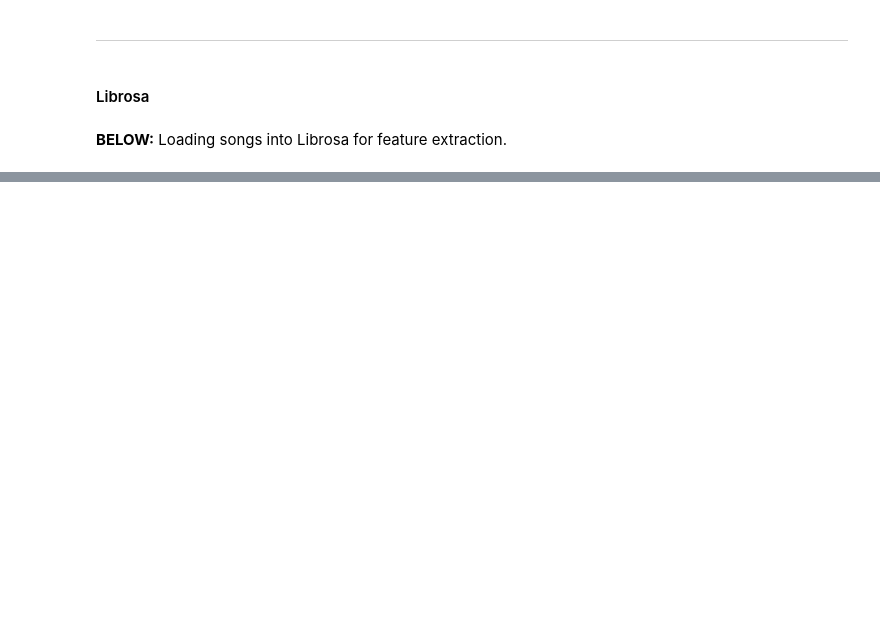
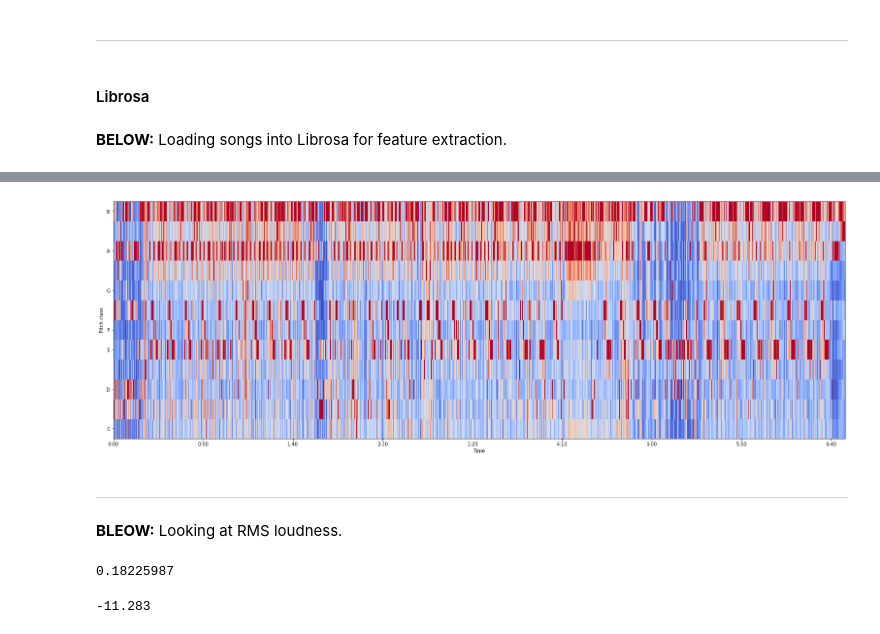
Before and after one commit to awzucker/capstone, a Jupyter notebook: code/02_feature_engineering_and_comparisons.ipynb, the cells around one changed output, grey strips where cells are left out. Saved outputs shown, nothing was run; the diff lists cells and outputs as text; code cells hidden in the pictures; blank space fills up the shorter version.

```diff
--- a/code/02_feature_engineering_and_comparisons.ipynb
+++ b/code/02_feature_engineering_and_comparisons.ipynb
@@ -208,0 +432,11 @@ tempo_joey
+# %%
+dua_chroma4 = lib.feature.chroma_cqt(dua_harmonic, sr=sr, hop_length=hop)
+# %%
+plt.figure(figsize=(27, 9))
+lib.display.specshow(dua_chroma4, x_axis='time', y_axis='chroma', hop_length=hop, cmap='coolwarm');
+# %% [output]
+[figure, added]
+# %% [markdown]
+---
+# %% [markdown]
+**BLEOW:** Looking at RMS loudness.
@@ -208,0 +445,8 @@ tempo_joey
+# %%
+james_rms.mean()
+# %% [output]
+0.18225987
+# %%
+df['loudness'][43245]
+# %% [output]
+-11.283
```
Also changed, not shown: parts of 50 cells of this notebook, 1 other file.
